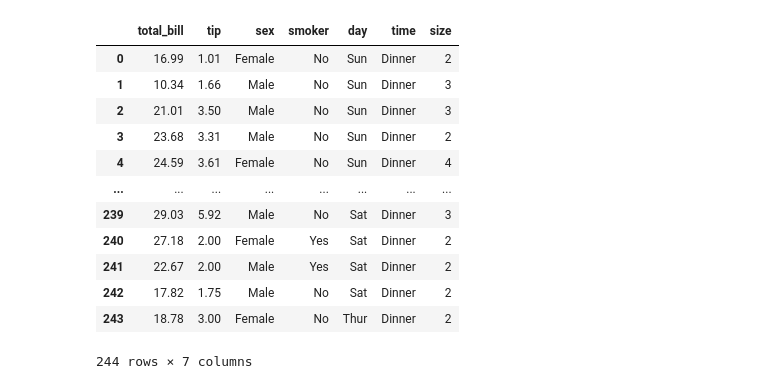
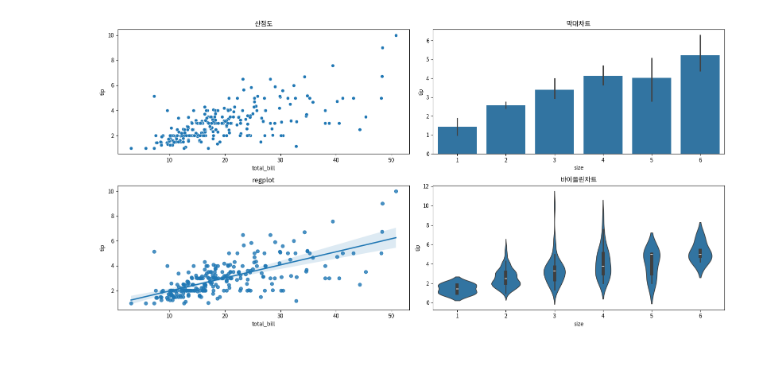
Before and after one commit to ZeroJoon2/MachineLearning, a Jupyter notebook: 5-2. 실습.ipynb, the cells around one changed output. Drawn from its saved outputs; the diff is of its cells as text; code cells hidden in the pictures; blank space fills up the shorter version.

```diff
--- a/5-2. 실습.ipynb
+++ b/5-2. 실습.ipynb
@@ -18,18 +18,4 @@ rc('font', family = font_prop.get_name())
 # 음수 깨짐 방지
 mpl.rcParams['axes.unicode_minus'] = False
 # %%
-sns.load_dataset('tips')
+df = sns.load_dataset('tips')
-# %% [output]
-|  | total_bill | tip | sex | smoker | day | time | size |
-| 0 | 16.99 | 1.01 | Female | No | Sun | Dinner | 2 |
-| 1 | 10.34 | 1.66 | Male | No | Sun | Dinner | 3 |
-| 2 | 21.01 | 3.50 | Male | No | Sun | Dinner | 3 |
-| 3 | 23.68 | 3.31 | Male | No | Sun | Dinner | 2 |
-| 4 | 24.59 | 3.61 | Female | No | Sun | Dinner | 4 |
-| ... | ... | ... | ... | ... | ... | ... | ... |
-| 239 | 29.03 | 5.92 | Male | No | Sat | Dinner | 3 |
-| 240 | 27.18 | 2.00 | Female | Yes | Sat | Dinner | 2 |
-| 241 | 22.67 | 2.00 | Male | Yes | Sat | Dinner | 2 |
-| 242 | 17.82 | 1.75 | Male | No | Sat | Dinner | 2 |
-| 243 | 18.78 | 3.00 | Female | No | Thur | Dinner | 2 |
-244 rows × 7 columns
@@ -37,0 +22,36 @@ test
+# %%
+fig, ax = plt.subplots(2,2)
+fig.set_size_inches(16,8)
+
+sns.scatterplot( x = df['total_bill']
+                , y = df['tip']
+                , ax = ax[0][0])
+
+ax[0][0].set(title = '산점도')
+
+sns.barplot(x = df['size']
+            , y = df['tip']
+            , ax = ax[0][1]
+)
+
+ax[0][1].set(title = '막대차트')
+
+sns.regplot(x = df['total_bill']
+            , y = df['tip']
+            , ax = ax[1][0]
+            )
+
+ax[1][0].set(title = 'regplot')
+
+sns.violinplot(x = df['size']
+               , y = df['tip']
+               , ax = ax[1][1]
+               )
+
+ax[1][1].set(title = '바이올린차트')
+
+plt.tight_layout()
+
+plt.show()
+# %% [output]
+[figure, added]
```
Also changed, not shown: parts of 4 cells of this notebook.
